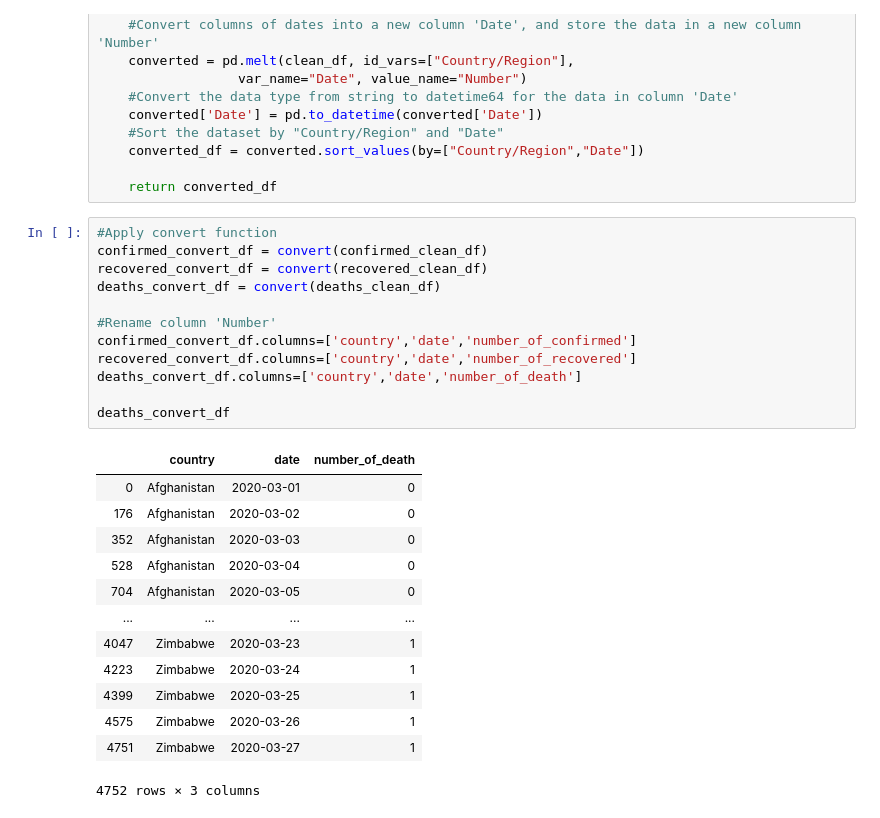
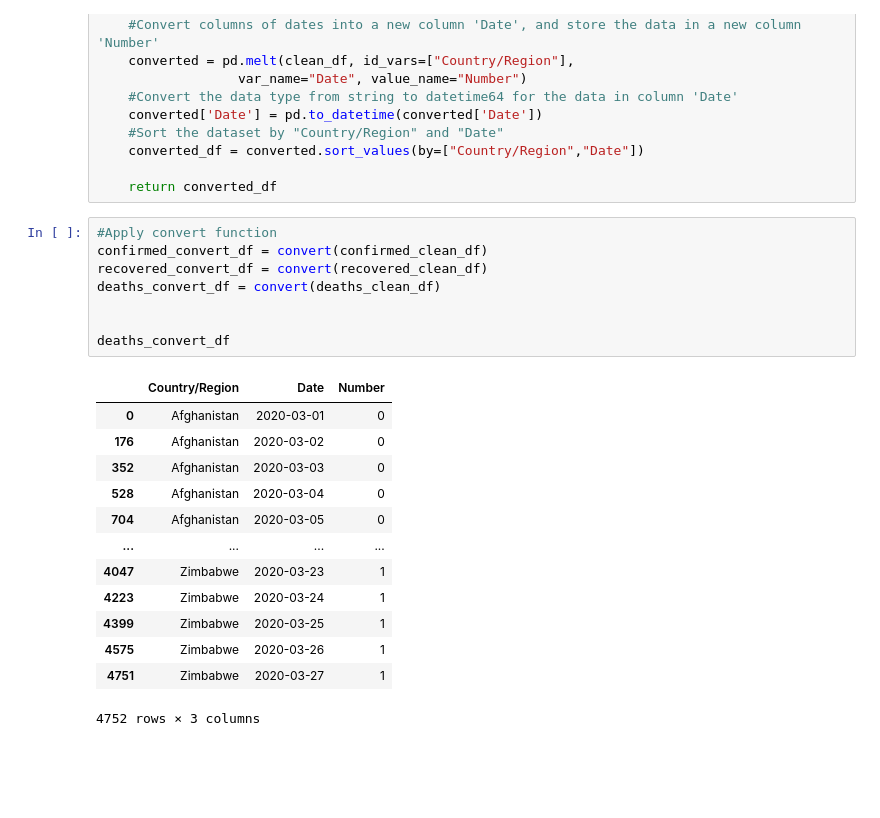
Before and after one commit to Toluwaloshe/ETL-Project-1.5, a Jupyter notebook: 02 - Transform/02 - Transform.ipynb, the cells around one changed output. Drawn from its saved outputs; the diff is of its cells as text; blank space fills up the shorter version.

```diff
--- a/02 - Transform/02 - Transform.ipynb
+++ b/02 - Transform/02 - Transform.ipynb
@@ -165,17 +165,13 @@ def convert(clean_df):
 # %%
 #Apply convert function
 confirmed_convert_df = convert(confirmed_clean_df)
 recovered_convert_df = convert(recovered_clean_df)
 deaths_convert_df = convert(deaths_clean_df)
 
-#Rename column 'Number'
-confirmed_convert_df.columns=['country','date','number_of_confirmed']
-recovered_convert_df.columns=['country','date','number_of_recovered']
-deaths_convert_df.columns=['country','date','number_of_death']
 
 deaths_convert_df
 # %% [output]
-|  | country | date | number_of_death |
+|  | Country/Region | Date | Number |
 | 0 | Afghanistan | 2020-03-01 | 0 |
 | 176 | Afghanistan | 2020-03-02 | 0 |
 | 352 | Afghanistan | 2020-03-03 | 0 |
```
Also changed, not shown: parts of 6 cells of this notebook, 4 other files.
